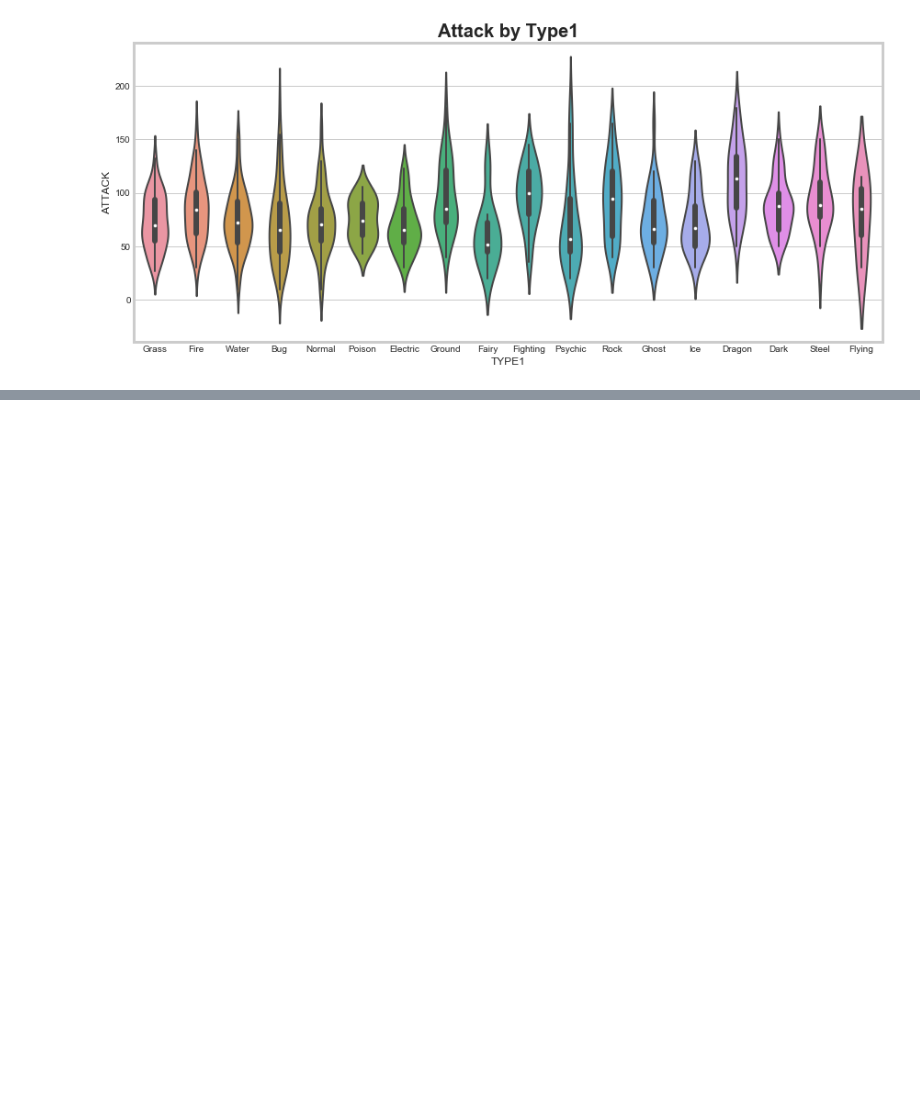
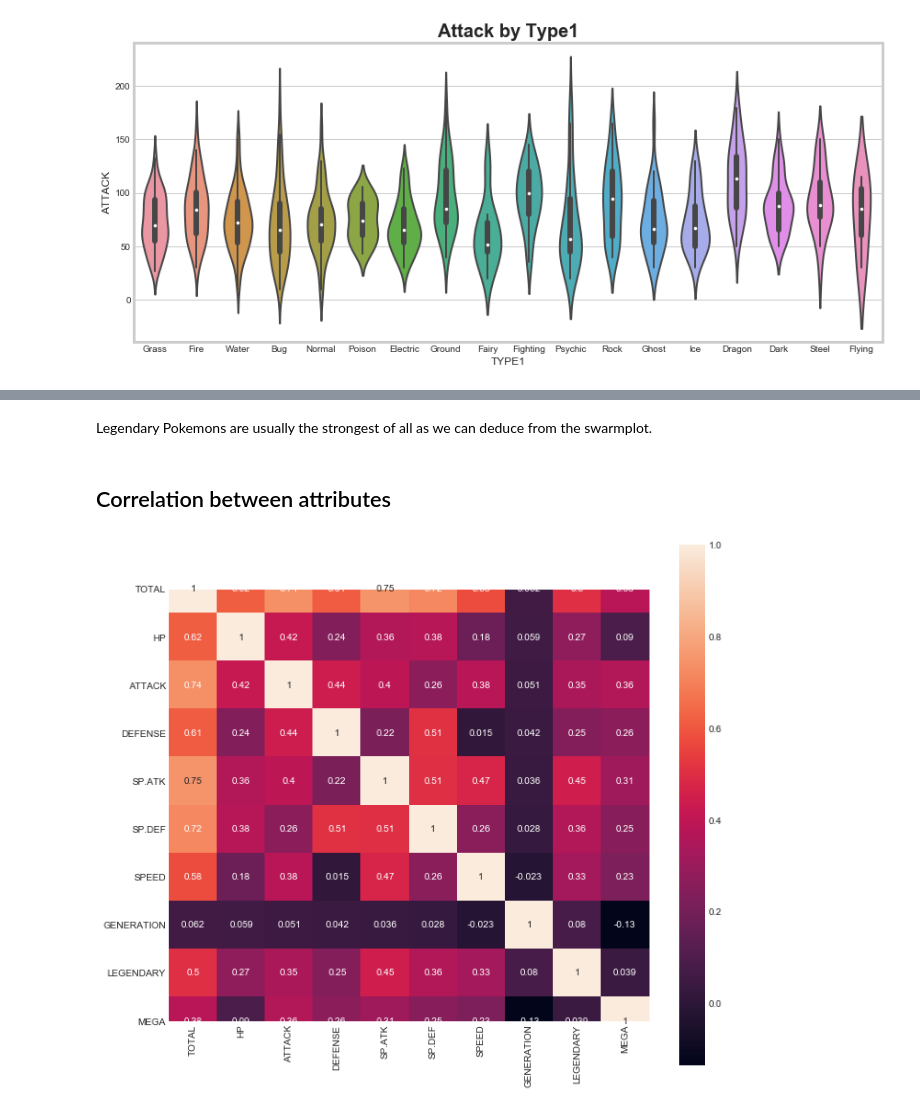
Before and after one commit to iamsumat/Pokemon-Dataset-EDA, a Jupyter notebook: PokemonEDA.ipynb, the cells around one changed output, grey strips where cells are left out. Cells and saved outputs as stored; diff of their text form; code cells hidden in the pictures; blank space fills up the shorter version.

```diff
--- a/PokemonEDA.ipynb
+++ b/PokemonEDA.ipynb
@@ -313,0 +346,10 @@ plt.show()
+# %% [markdown]
+Legendary Pokemons are usually the strongest of all as we can deduce from the swarmplot.
+# %% [markdown]
+## Correlation between attributes
+# %%
+plt.figure(figsize=(10,10))
+sns.heatmap(df.corr(),annot=True,square=True)
+plt.show()
+# %% [output]
+[figure, added]
```
Also changed, not shown: parts of 12 cells of this notebook.
